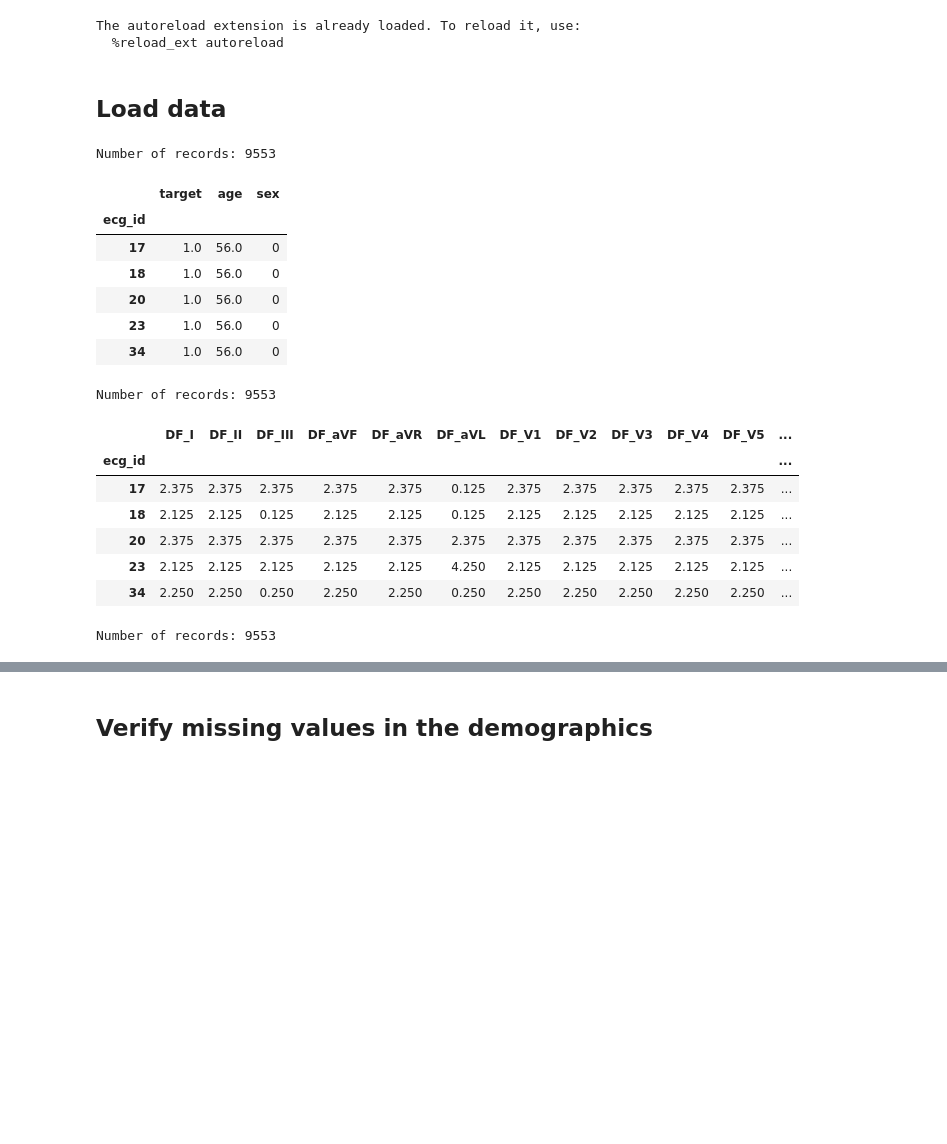
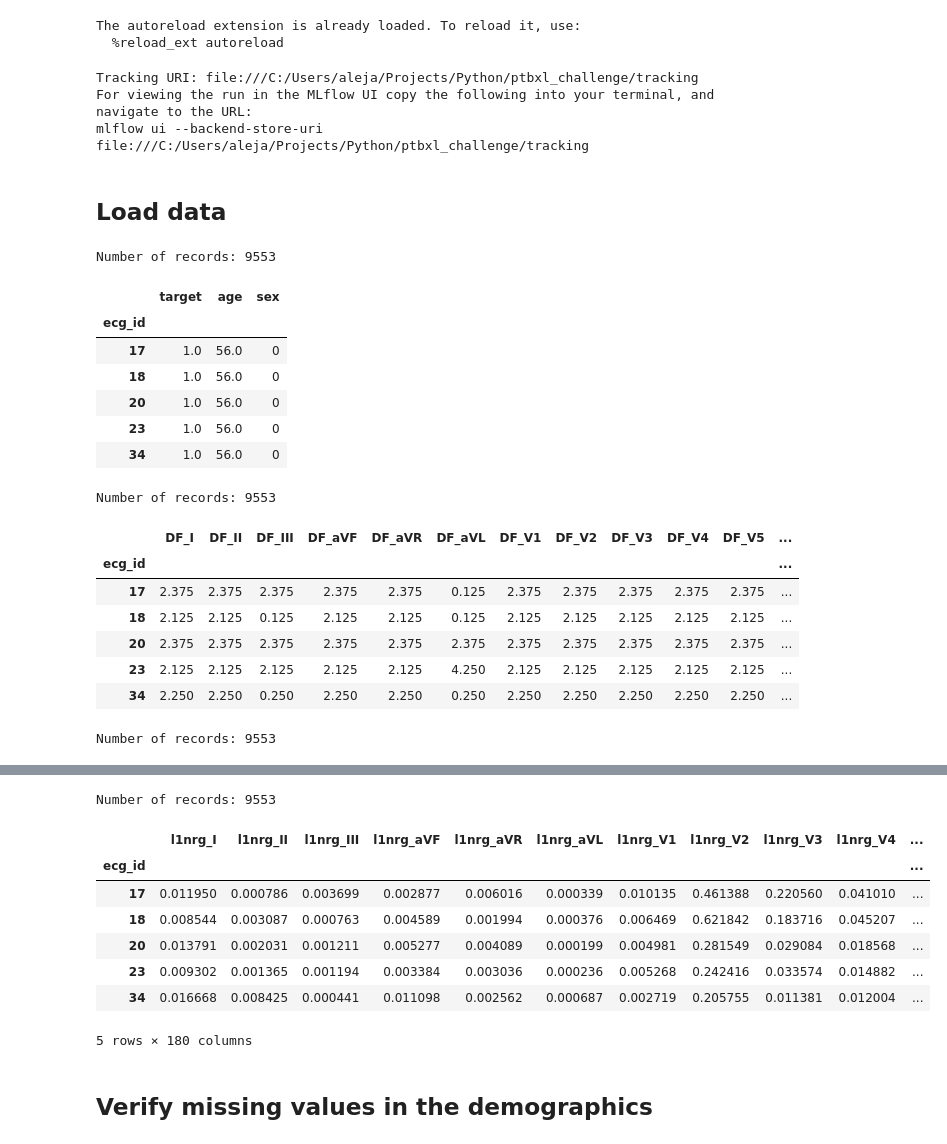
Before and after one commit to AGE90/ptbxl-challenge, a Jupyter notebook: notebooks/04-AGE-feture_selection.ipynb, the cells around one changed output, grey strips where cells are left out. Saved outputs shown, nothing was run; the diff lists cells and outputs as text; code cells hidden in the pictures; blank space fills up the shorter version.

```diff
--- a/notebooks/04-AGE-feture_selection.ipynb
+++ b/notebooks/04-AGE-feture_selection.ipynb
@@ -25,3 +36,13 @@ sns.set_theme()
+# %%
+# Setup mlflow
+mlflow.set_tracking_uri(tracking_dir())
+print(f"Tracking URI: {mlflow.get_tracking_uri()}")
+print("For viewing the run in the MLflow UI copy the following into your terminal, and navigate to the URL:")
+print(f"mlflow ui --backend-store-uri {mlflow.get_tracking_uri()}")
+# %% [output]
+Tracking URI: file:///C:/Users/aleja/Projects/Python/ptbxl_challenge/tracking
+For viewing the run in the MLflow UI copy the following into your terminal, and navigate to the URL:
+mlflow ui --backend-store-uri file:///C:/Users/aleja/Projects/Python/ptbxl_challenge/tracking
 # %% [markdown]
 ## Load data
 # %%
@@ -50,33 +71,48 @@ display(dominant_freq_features.head())
 # Spectral entropy features
 spec_entropy_features = pd.read_csv(data_processed_dir('spec_entropy_dataset.csv'))
 spec_entropy_features = spec_entropy_features.set_index('ecg_id')
 print(f'Number of records: {len(spec_entropy_features)}')
 display(spec_entropy_features.head())
+
+# Wavelet-based features
+wavelet_features = pd.read_csv(data_processed_dir('wave_dec_dataset.csv'))
+wavelet_features = wavelet_features.set_index('ecg_id')
+print(f'Number of records: {len(wavelet_features)}')
+display(wavelet_features.head())
 # %% [output]
 Number of records: 9553
 |  | target | age | sex |
 | ecg_id |  |  |  |
 | 17 | 1.0 | 56.0 | 0 |
 | 18 | 1.0 | 56.0 | 0 |
 | 20 | 1.0 | 56.0 | 0 |
 | 23 | 1.0 | 56.0 | 0 |
 | 34 | 1.0 | 56.0 | 0 |
 Number of records: 9553
 |  | DF_I | DF_II | DF_III | DF_aVF | DF_aVR | DF_aVL | DF_V1 | DF_V2 | DF_V3 | DF_V4 | DF_V5 | ... |
 | ecg_id |  |  |  |  |  |  |  |  |  |  |  | ... |
 | 17 | 2.375 | 2.375 | 2.375 | 2.375 | 2.375 | 0.125 | 2.375 | 2.375 | 2.375 | 2.375 | 2.375 | ... |
 | 18 | 2.125 | 2.125 | 0.125 | 2.125 | 2.125 | 0.125 | 2.125 | 2.125 | 2.125 | 2.125 | 2.125 | ... |
 | 20 | 2.375 | 2.375 | 2.375 | 2.375 | 2.375 | 2.375 | 2.375 | 2.375 | 2.375 | 2.375 | 2.375 | ... |
 | 23 | 2.125 | 2.125 | 2.125 | 2.125 | 2.125 | 4.250 | 2.125 | 2.125 | 2.125 | 2.125 | 2.125 | ... |
 | 34 | 2.250 | 2.250 | 0.250 | 2.250 | 2.250 | 0.250 | 2.250 | 2.250 | 2.250 | 2.250 | 2.250 | ... |
 Number of records: 9553
 |  | SpecEn_I | SpecEn_II | SpecEn_III | SpecEn_aVF | SpecEn_aVR | SpecEn_aVL | SpecEn_V1 | SpecEn_V2 | SpecEn_V3 | ... |
 | ecg_id |  |  |  |  |  |  |  |  |  | ... |
 | 17 | 3.289557 | 4.353171 | 2.972657 | 3.605055 | 3.073835 | 3.973401 | 3.177757 | 2.976148 | 3.218329 | ... |
 | 18 | 3.588119 | 4.318525 | 4.584895 | 3.885498 | 3.535618 | 4.669299 | 3.690409 | 3.746803 | 3.724861 | ... |
 | 20 | 2.204227 | 2.678269 | 2.404655 | 2.342829 | 2.066037 | 3.824168 | 2.351758 | 2.354900 | 2.420131 | ... |
 | 23 | 1.041174 | 1.671122 | 2.210916 | 1.062937 | 1.191253 | 4.776656 | 1.103997 | 1.203116 | 1.052893 | ... |
 | 34 | 2.755370 | 2.556874 | 4.823949 | 2.600263 | 3.068497 | 4.287855 | 2.643821 | 2.738881 | 2.966505 | ... |
+Number of records: 9553
+|  | l1nrg_I | l1nrg_II | l1nrg_III | l1nrg_aVF | l1nrg_aVR | l1nrg_aVL | l1nrg_V1 | l1nrg_V2 | l1nrg_V3 | l1nrg_V4 | ... |
+| ecg_id |  |  |  |  |  |  |  |  |  |  | ... |
+| 17 | 0.011950 | 0.000786 | 0.003699 | 0.002877 | 0.006016 | 0.000339 | 0.010135 | 0.461388 | 0.220560 | 0.041010 | ... |
+| 18 | 0.008544 | 0.003087 | 0.000763 | 0.004589 | 0.001994 | 0.000376 | 0.006469 | 0.621842 | 0.183716 | 0.045207 | ... |
+| 20 | 0.013791 | 0.002031 | 0.001211 | 0.005277 | 0.004089 | 0.000199 | 0.004981 | 0.281549 | 0.029084 | 0.018568 | ... |
+| 23 | 0.009302 | 0.001365 | 0.001194 | 0.003384 | 0.003036 | 0.000236 | 0.005268 | 0.242416 | 0.033574 | 0.014882 | ... |
+| 34 | 0.016668 | 0.008425 | 0.000441 | 0.011098 | 0.002562 | 0.000687 | 0.002719 | 0.205755 | 0.011381 | 0.012004 | ... |
+5 rows × 180 columns
 # %% [markdown]
 ## Verify missing values in the demographics
 # %%
```
Also changed, not shown: parts of 9 cells of this notebook.
